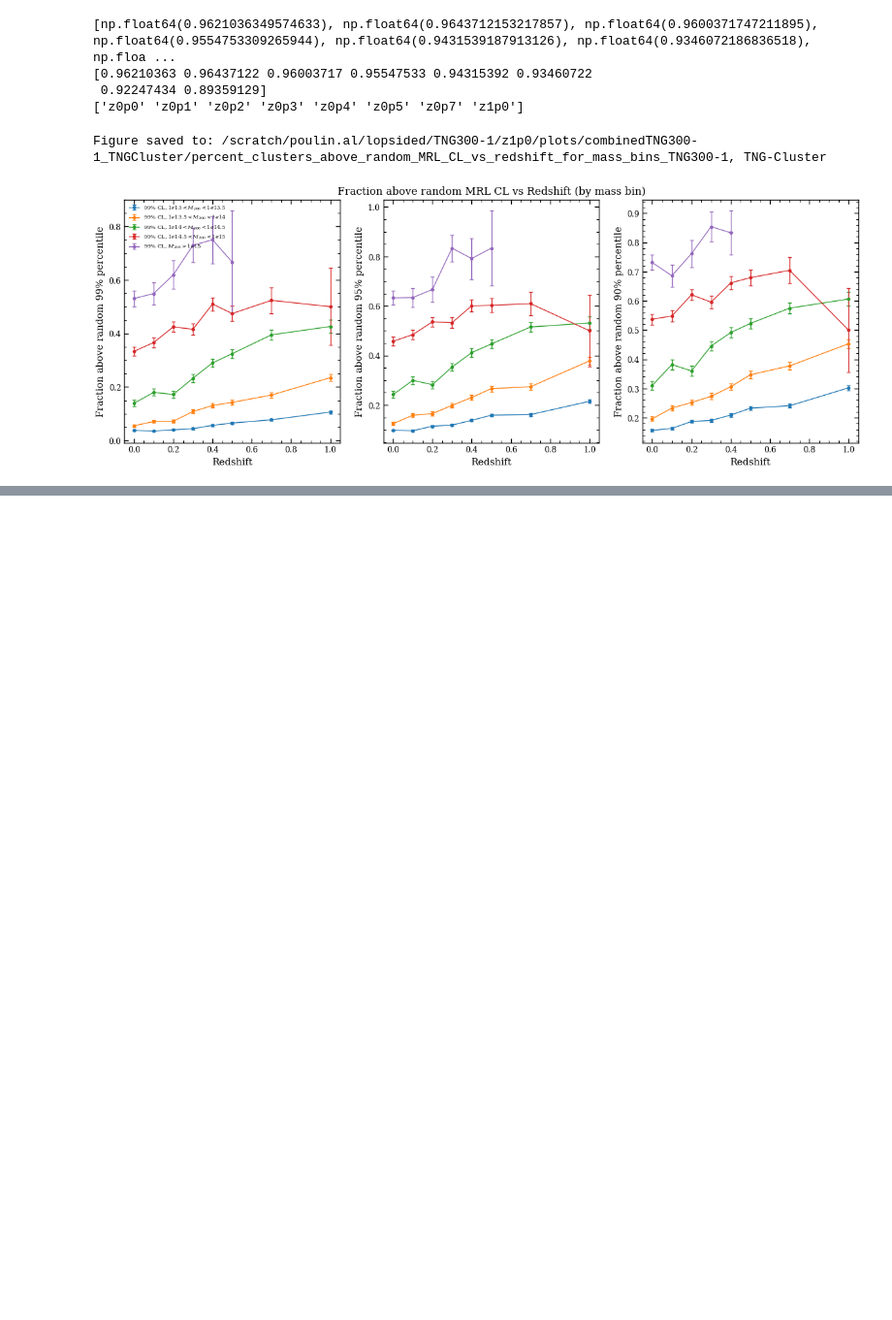
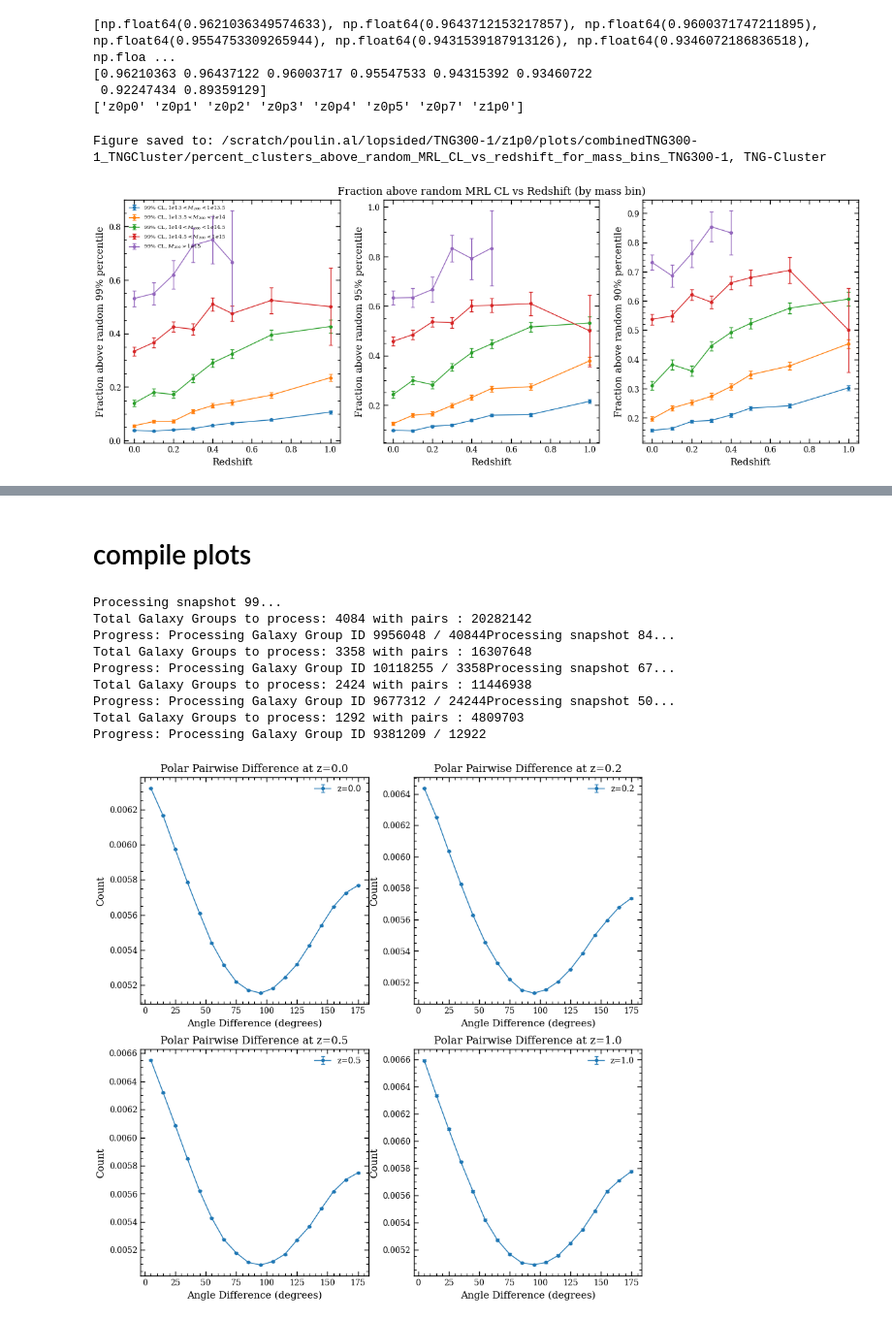
Before and after one commit to poulinal/sat-lopsidedness, a Jupyter notebook: src/myproject/redshiftGalaxyGroup-combine300Cluster.ipynb, the cells around one changed output, grey strips where cells are left out. Shown at 97% size. Drawn from its saved outputs; the diff is of its cells as text; code cells hidden in the pictures; blank space fills up the shorter version.

```diff
--- a/src/myproject/redshiftGalaxyGroup-combine300Cluster.ipynb
+++ b/src/myproject/redshiftGalaxyGroup-combine300Cluster.ipynb
@@ -1143,0 +1228,56 @@ Figure saved to: /scratch/poulin.al/lopsided/TNG-Cluster/z1p0/plots/median_mass_
+# %% [markdown]
+# compile plots
+# %%
+# make four panel plot with the following:
+# - top left: overall polar pairwise difference at z = 0
+# - top right: overlay polar pairwise differences for z=0.2,
+# - bottom left: polar pairwise differences for z=0.5
+# - bottom right: polar pairwise differences for z=1.0
+
+pairwise_bins = np.arange(0, 180 + 10, 10)  # 5 degree bins from 0 to 180
+
+polar_pairwise_differences_list_redshift, polar_pairwise_differences_bin_centers_list_redshift, polar_pairwise_differences_err_list_redshift = [], [], []
+for snapshot in SnapshotEnum.getAllSnapshots():
+    if snapshot[0] < 45:
+        continue #too high redshift
+    if snapshot[0] not in [99, 84, 67, 50]: #only do the 4 redshifts we want to plot
+        continue #skip other redshifts
+    print(f"Processing snapshot {snapshot[0]}...")
+    galaxyAnalysisSnapshot = listRedshiftGalaxyAnalysis.getGalaxyAnalysisSnapshot(snapshot[0])
+    list_polar_pairwise_difference_z0 = galaxyAnalysisSnapshot.loaded_list_of_galaxy_groups.compute_probablity_distribution_of_polar_differences()
+    polar_pairwise_difference_z0, polar_pairwise_difference_z0_bin_centers, polar_pairwise_difference_z0_err = ListGalaxyGroup.get_histogram_bins(list_polar_pairwise_difference_z0, pairwise_bins, errorbarType='poisson')
+
+    polar_pairwise_differences_list_redshift.append(polar_pairwise_difference_z0)
+    polar_pairwise_differences_bin_centers_list_redshift.append(polar_pairwise_difference_z0_bin_centers)
+    polar_pairwise_differences_err_list_redshift.append(polar_pairwise_difference_z0_err)
+
+polar_pairwise_difference_overlay_plotter = AstroPlotter()
+polar_pairwise_difference_overlay_fig, polar_pairwise_difference_overlay_ax = polar_pairwise_difference_overlay_plotter.create_figure(ncols=2, nrows=2, figsize=(10, 10))
+redshift_labels = [0.0, 0.2, 0.5, 1.0]
+for i in range(len(polar_pairwise_differences_list_redshift)):
+    polar_pairwise_difference_overlay_ax[i//2, i%2].errorbar(
+        polar_pairwise_differences_bin_centers_list_redshift[i],
+        polar_pairwise_differences_list_redshift[i],
+        yerr=polar_pairwise_differences_err_list_redshift[i],
+        label=f'z={redshift_labels[i]}',
+        marker='o',
+        capsize=2,
+        elinewidth=1,
+        linewidth=1,
+        markersize=3,
+    )
+    polar_pairwise_difference_overlay_ax[i//2, i%2].set_xlabel('Angle Difference (degrees)')
+    polar_pairwise_difference_overlay_ax[i//2, i%2].set_ylabel('Count')
+    polar_pairwise_difference_overlay_ax[i//2, i%2].set_title(f'Polar Pairwise Difference at z={redshift_labels[i]}')
+    polar_pairwise_difference_overlay_ax[i//2, i%2].legend()
+# %% [output]
+Processing snapshot 99...
+Total Galaxy Groups to process: 4084 with pairs : 20282142
+Progress: Processing Galaxy Group ID 9956048 / 40844Processing snapshot 84...
+Total Galaxy Groups to process: 3358 with pairs : 16307648
+Progress: Processing Galaxy Group ID 10118255 / 3358Processing snapshot 67...
+Total Galaxy Groups to process: 2424 with pairs : 11446938
+Progress: Processing Galaxy Group ID 9677312 / 24244Processing snapshot 50...
+Total Galaxy Groups to process: 1292 with pairs : 4809703
+Progress: Processing Galaxy Group ID 9381209 / 12922
+[figure, added]
```
Also changed, not shown: parts of 11 cells of this notebook, 3 other files.
